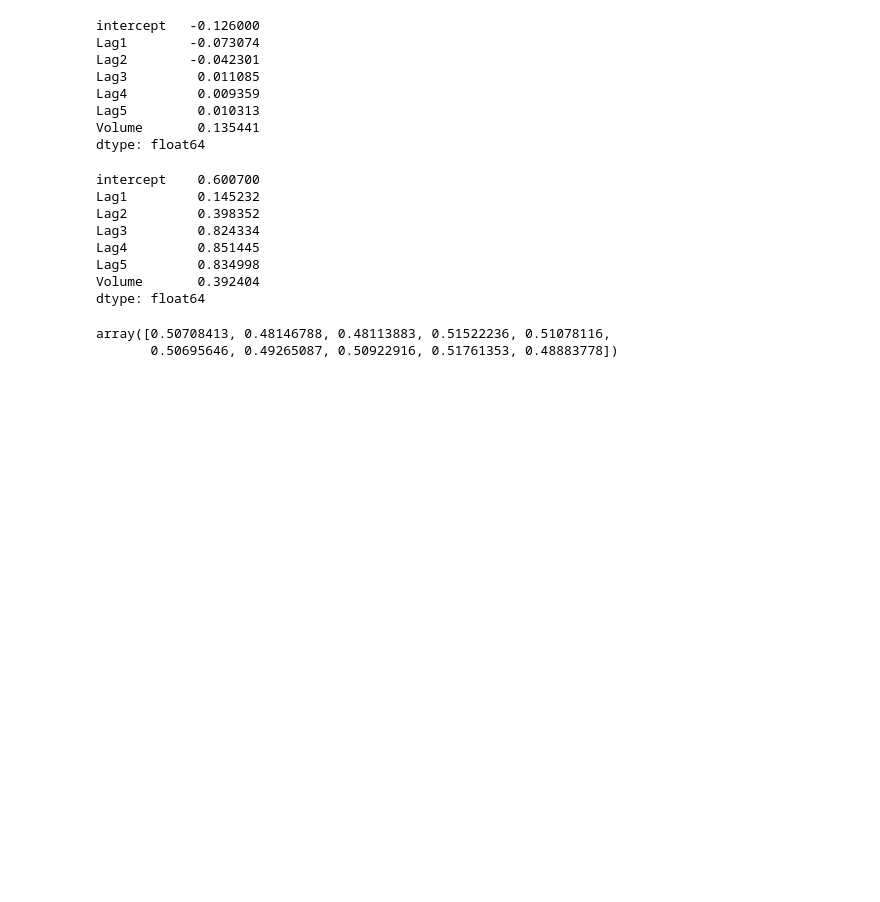
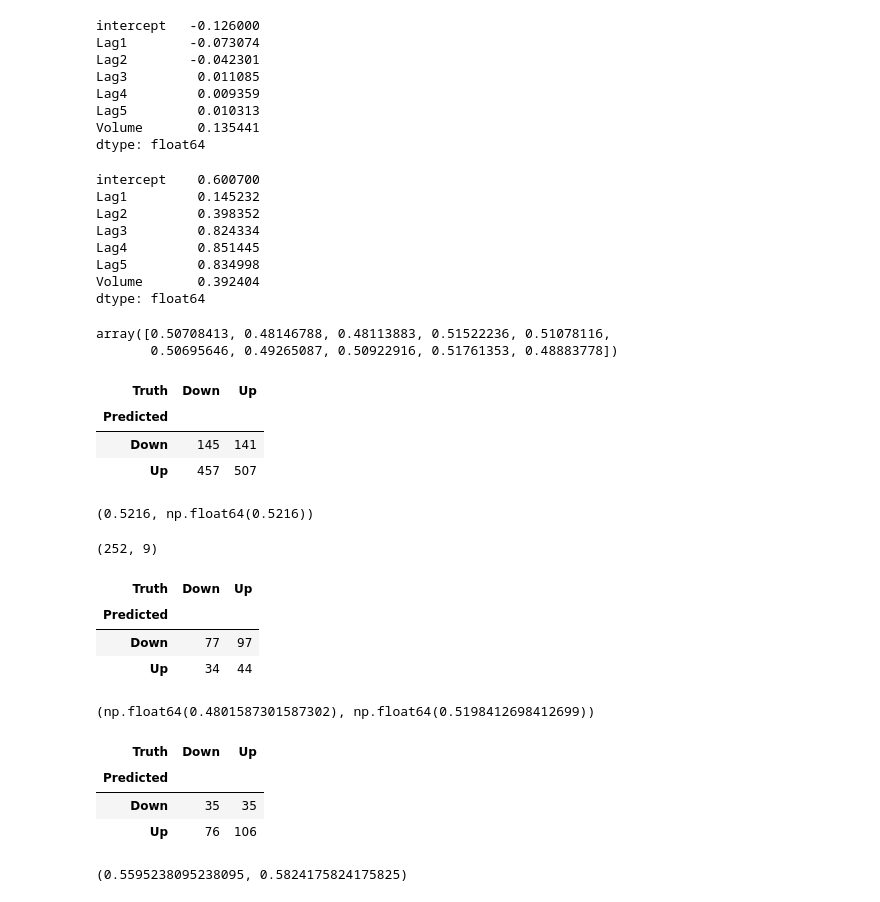
Before and after one commit to Nattawut30/Math-Algorithmic-Trading, a Jupyter notebook: Probability_Statistics/03_classification.ipynb, the cells around one changed output. Cells and saved outputs as stored; diff of their text form; code cells hidden in the pictures; blank space fills up the shorter version.

Commit message:
prediction_Lag1_Lag2, fitted_prob_error_rate

```diff
--- a/Probability_Statistics/03_classification.ipynb
+++ b/Probability_Statistics/03_classification.ipynb
@@ -147,3 +147,38 @@ array([0.50708413, 0.48146788, 0.48113883, 0.51522236, 0.51078116,
 
 labels = np.array(['Down'] * 1250)
 labels[probs>0.5] = "Up"
+# %%
+# The confusion_table() function summarizes thee predictions, showing how many observations were correctly or incorrectly classified.
+# sklearn.metrices transposes the resulting matrix and includes row and column labels.
+
+confusion_table(labels, Smarket.Direction)
+# %% [output]
+| Truth | Down | Up |
+| Predicted |  |  |
+| Down | 145 | 141 |
+| Up | 457 | 507 |
+# %%
+# Our model predicted that the market would go up on 507 days and that it would go down on 145 days,
+# for a total of 507 + 145 = 652 correct predictions.
+# np.mean() function can be used to compute the fraction of days for which the prediction was correct.
+
+(507+145)/1250, np.mean(labels == Smarket.Direction)
+# %% [output]
+(0.5216, np.float64(0.5216))
+# %%
+# Logistics regression correctly predicted the movement of the market 52.5% of the time
+# But we tested the model on the same set of 1,250 observations.
+# in other words, 100 - 52.2 = 47.8% is the training error rate.
+
+# The training error rate is often overly optimistic it tends to understimate the test error late.
+# we can fit the model using the accurate data then examine how well it predicted the held of data.
+
+# Let's create a Boolean vector corresponding to the observation from 2001 through 2004.
+# Use this vector to create a held out data set of observations from 2005
+
+train = (Smarket.Year < 2005)
+Smarket_train = Smarket.loc[train]
+Smarket_test = Smarket.loc[~train]
+Smarket_test.shape
+# %% [output]
+(252, 9)
@@ -149,0 +205,44 @@ labels[probs>0.5] = "Up"
+# %%
+# threshold the fitted probability at 50% to form our predicted labels
+
+labels = np.array(['Down'] * 252)
+labels[probs>0.5] = 'Up'
+confusion_table(labels, L_test)
+# %% [output]
+| Truth | Down | Up |
+| Predicted |  |  |
+| Down | 77 | 97 |
+| Up | 34 | 44 |
+# %%
+# The test accuracy is around 48% while the error rate is about 52%
+
+np.mean(labels == L_test), np.mean(labels != L_test)
+# %% [output]
+(np.float64(0.4801587301587302), np.float64(0.5198412698412699))
+# %%
+# != notations means not equal to., and so that the last command computes the test set error rate.
+# using predictors that have no relationship with the response tends to cause a deterioration in the test error rate
+# Remove that predictors may in turn yield an improvement.
+
+model = MS(['Lag1', 'Lag2']).fit(Smarket)
+X = model.transform(Smarket)
+X_train, X_test = X.loc[train], X.loc[~train]
+glm_train = sm.GLM(y_train,
+                   X_train,
+                   family=sm.families.Binomial())
+results = glm_train.fit()
+probs = results.predict(exog=X_test)
+labels = np.array(['Down'] * 252)
+labels[probs>0.5] = 'Up'
+confusion_table(labels, L_test)
+# %% [output]
+| Truth | Down | Up |
+| Predicted |  |  |
+| Down | 35 | 35 |
+| Up | 76 | 106 |
+# %%
+# Let's evaluate the overall accuracy a well as the accuracy within the days when logsitic regresion precits the increase
+
+(35+106) / 252, 106/ (106+76)
+# %% [output]
+(0.5595238095238095, 0.5824175824175825)
```
Also changed, not shown: parts of 4 cells of this notebook.
